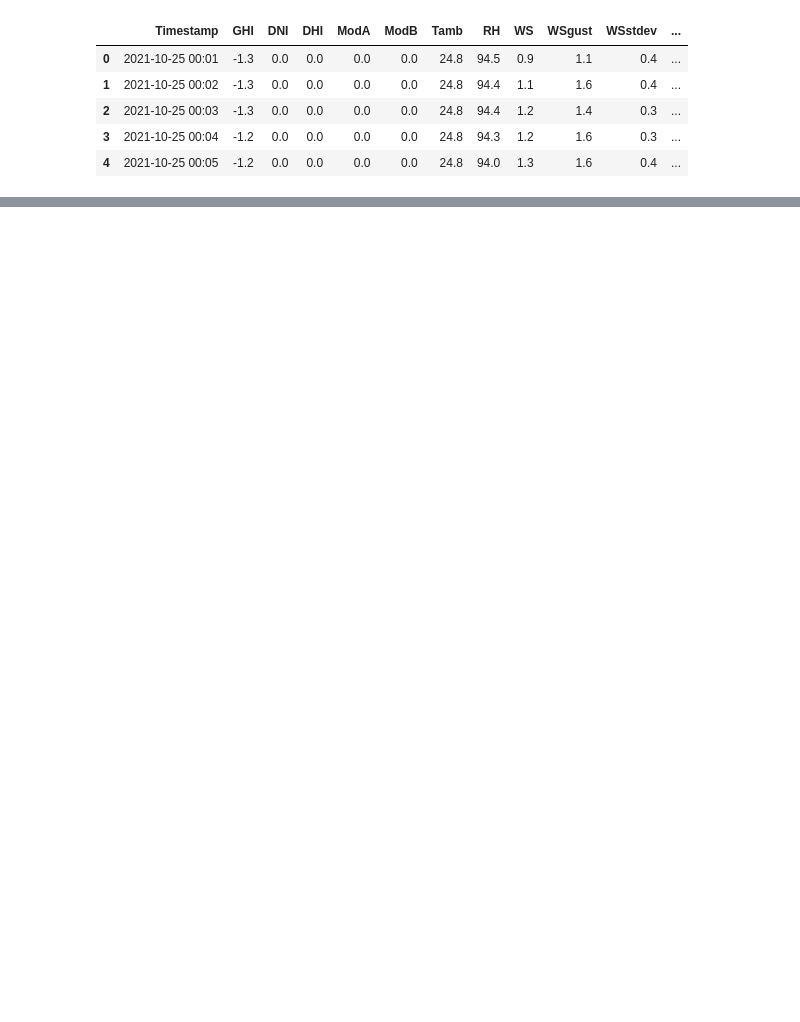
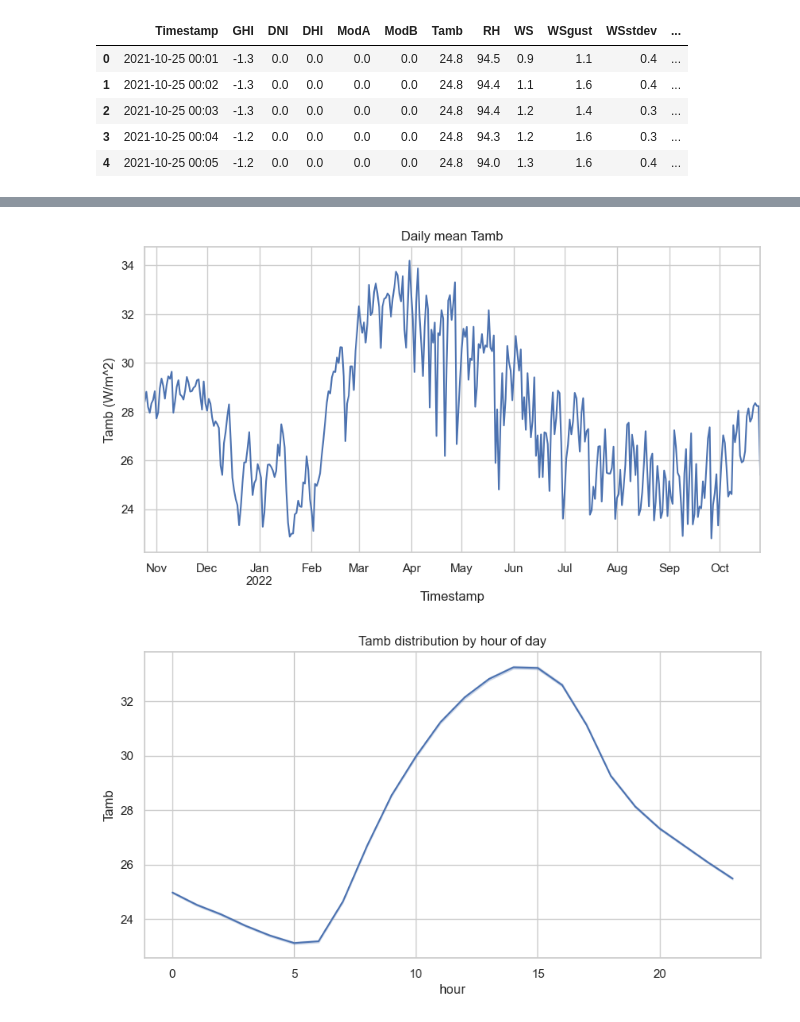
Before and after one commit to Samuels5/W0_solar_farm_data_analysis, a Jupyter notebook: notebooks/togo_eda.ipynb, the cells around one changed output, grey strips where cells are left out. Cells and saved outputs as stored; diff of their text form; code cells hidden in the pictures; blank space fills up the shorter version.

```diff
--- a/notebooks/togo_eda.ipynb
+++ b/notebooks/togo_eda.ipynb
@@ -13,0 +385,15 @@ data.head()
+# %%
+plt.figure()
+daily["Tamb"].plot(title='Daily mean Tamb')
+plt.ylabel('Tamb (W/m^2)')
+plt.show()
+
+plt.figure()
+sns.lineplot(x='hour', y='Tamb', data=clean.reset_index())
+plt.title('Tamb distribution by hour of day')
+# daily["Tamb"].plot(title='Daily mean Tamb')
+# plt.ylabel('Tamb (W/m^2)')
+plt.show()
+# %% [output]
+[figure, added]
+[figure, added]
```
Also changed, not shown: parts of 36 cells of this notebook, 3 other files.
